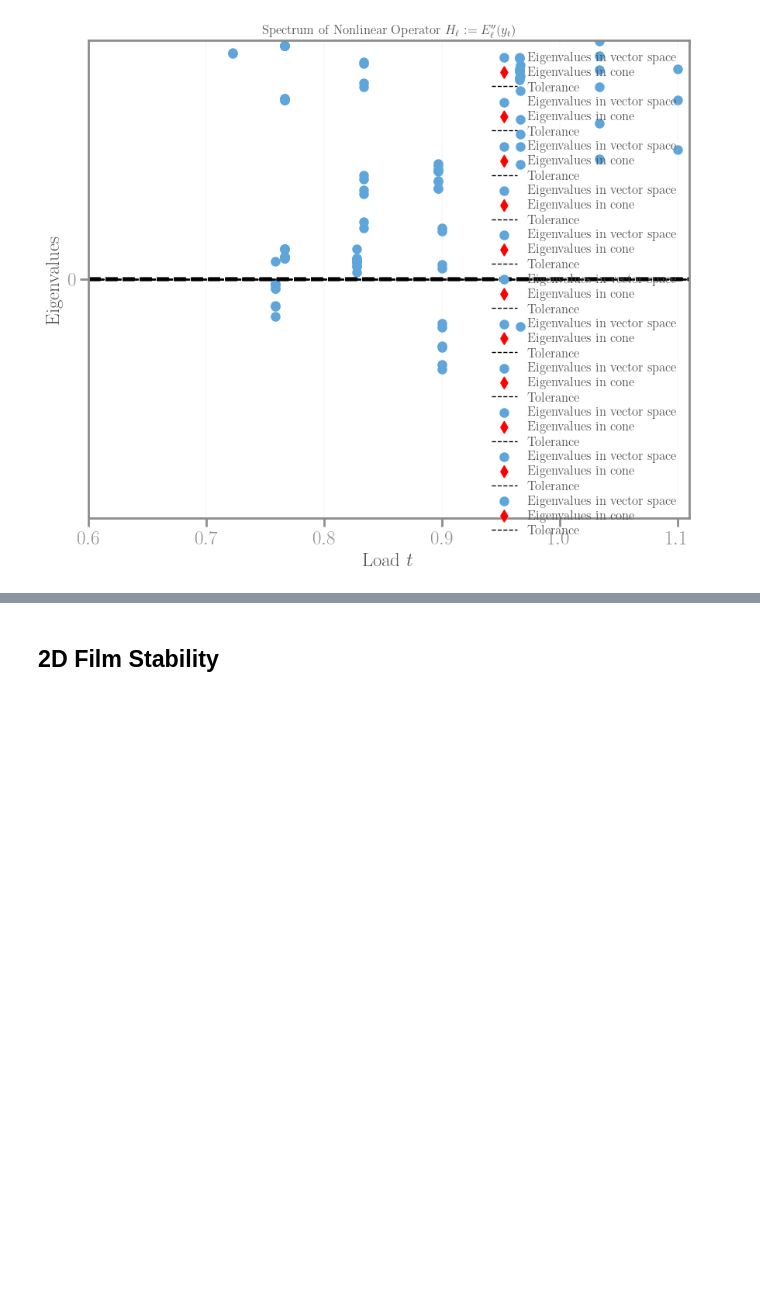
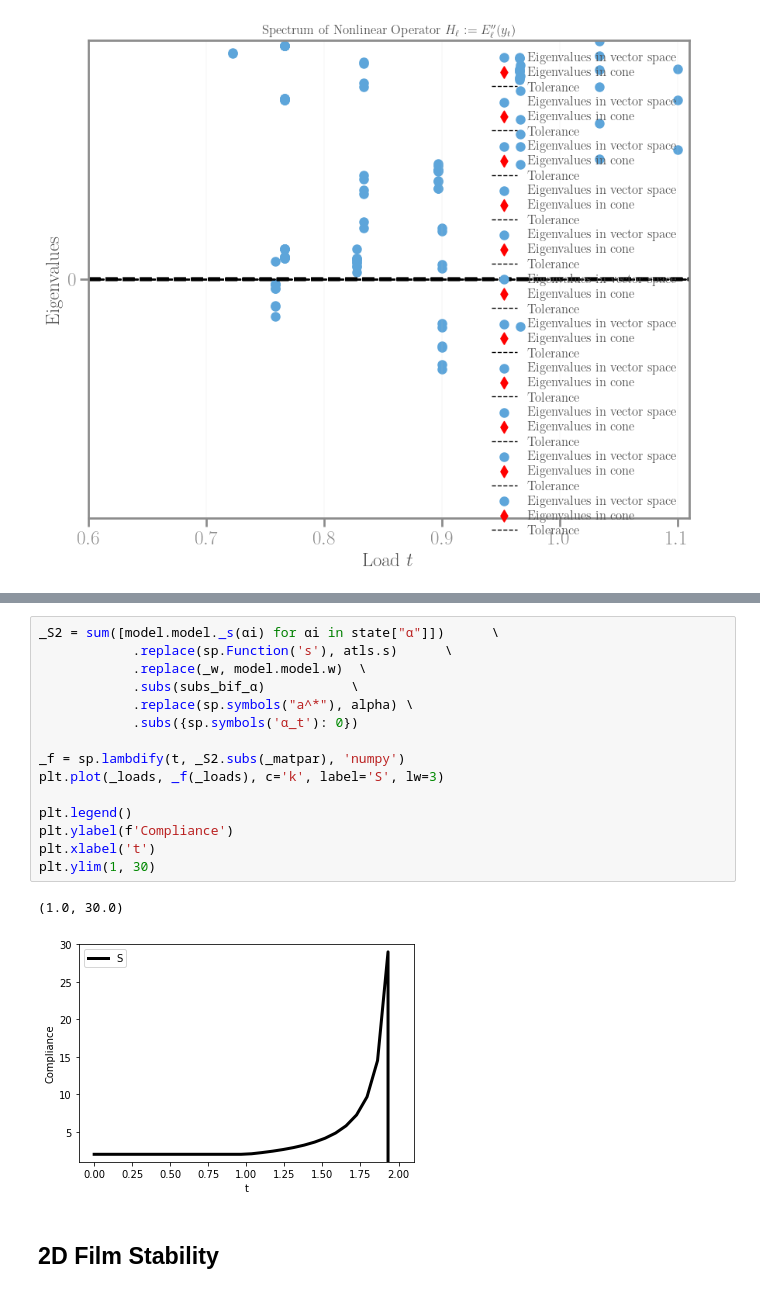
Before and after one commit to kumiori/irrevolutions, a Jupyter notebook: playground/nb/HYDRA-spectral_processing.ipynb, the cells around one changed output, grey strips where cells are left out. Saved outputs shown, nothing was run; the diff lists cells and outputs as text; blank space fills up the shorter version.

```diff
--- a/playground/nb/HYDRA-spectral_processing.ipynb
+++ b/playground/nb/HYDRA-spectral_processing.ipynb
@@ -100,3 +118,21 @@ axis.set_xlim(.6, 1.11)
+# %%
+_S2 = sum([model.model._s(αi) for αi in state["α"]])      \
+            .replace(sp.Function('s'), atls.s)      \
+            .replace(_w, model.model.w)  \
+            .subs(subs_bif_α)           \
+            .replace(sp.symbols("a^*"), alpha) \
+            .subs({sp.symbols('α_t'): 0})
+
+_f = sp.lambdify(t, _S2.subs(_matpar), 'numpy')
+plt.plot(_loads, _f(_loads), c='k', label='S', lw=3)
+
+plt.legend()
+plt.ylabel(f'Compliance')
+plt.xlabel('t')
+plt.ylim(1, 30)
+# %% [output]
+(1.0, 30.0)
+[figure, added]
 # %% [markdown]
 ## 2D Film Stability
 # %%
```
Also changed, not shown: parts of 3 cells of this notebook, 19 other files.
